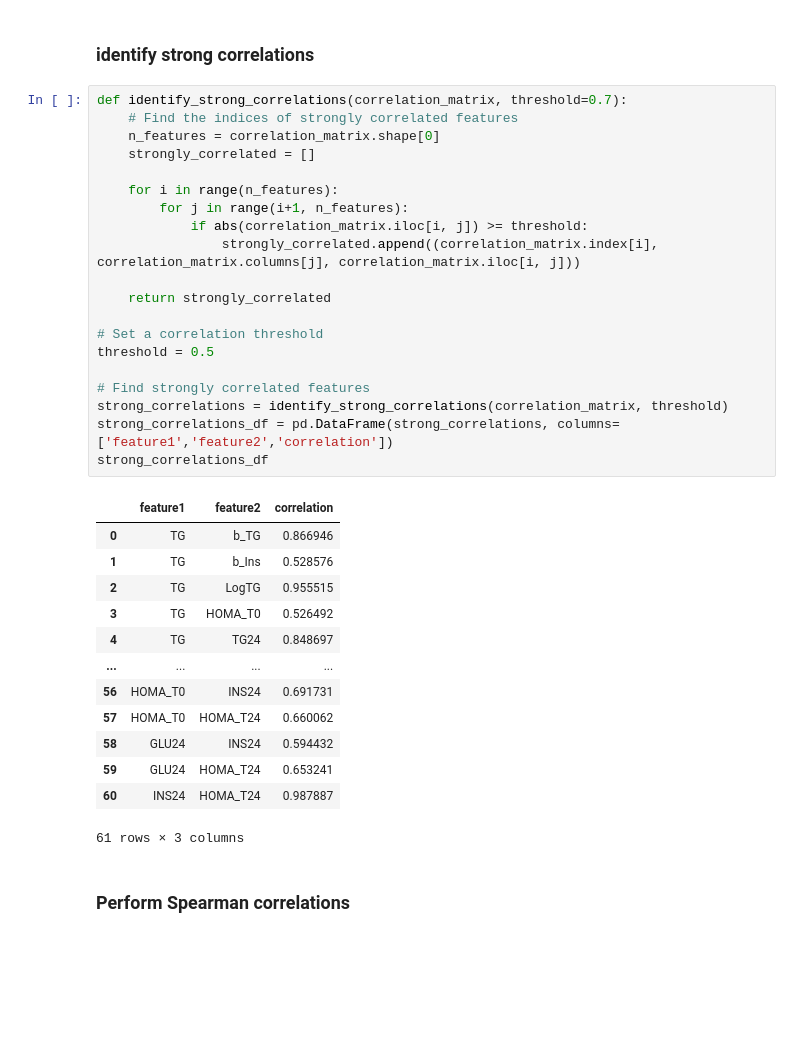
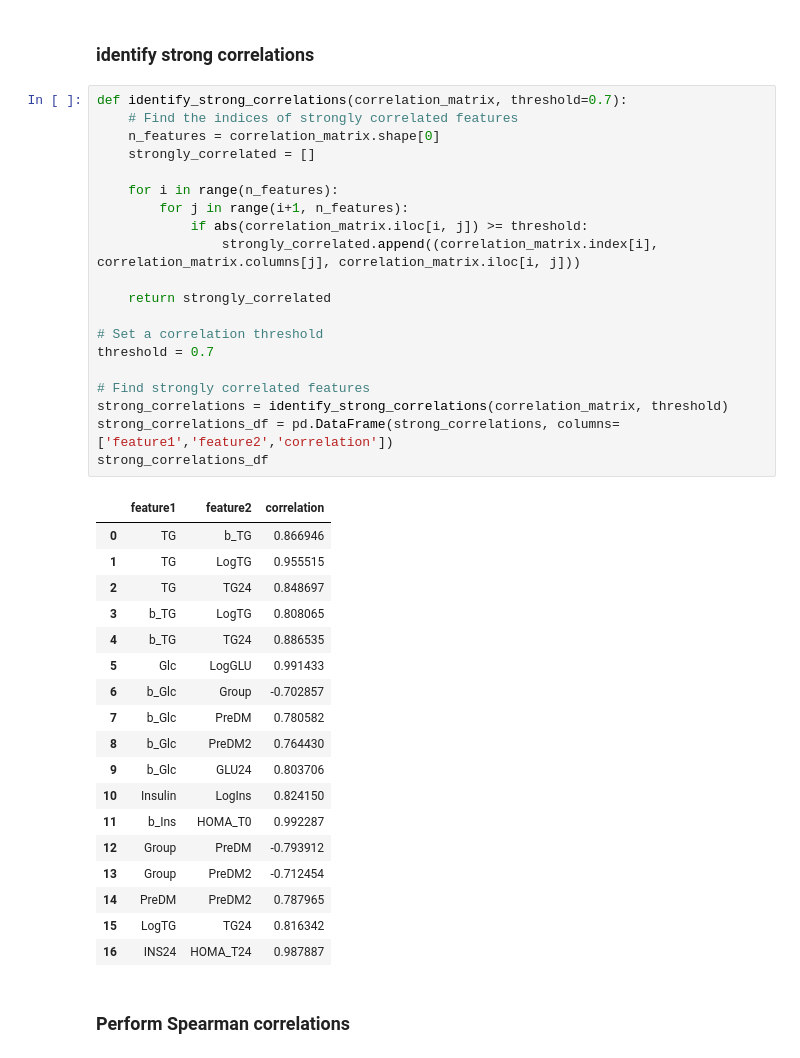
Before and after one commit to candiceT233/FDSN-CS-ML, a Jupyter notebook: src/EDA/correlation_matrix_RRB.ipynb, the cells around one changed output. Cells and saved outputs as stored; diff of their text form; blank space fills up the shorter version.

```diff
--- a/src/EDA/correlation_matrix_RRB.ipynb
+++ b/src/EDA/correlation_matrix_RRB.ipynb
@@ -223,37 +223,42 @@ visualize_correlation_matrix(correlation_matrix)
 # %%
 def identify_strong_correlations(correlation_matrix, threshold=0.7):
     # Find the indices of strongly correlated features
     n_features = correlation_matrix.shape[0]
     strongly_correlated = []
 
     for i in range(n_features):
         for j in range(i+1, n_features):
             if abs(correlation_matrix.iloc[i, j]) >= threshold:
                 strongly_correlated.append((correlation_matrix.index[i], correlation_matrix.columns[j], correlation_matrix.iloc[i, j]))
 
     return strongly_correlated
 
 # Set a correlation threshold
-threshold = 0.5
+threshold = 0.7
 
 # Find strongly correlated features
 strong_correlations = identify_strong_correlations(correlation_matrix, threshold)
 strong_correlations_df = pd.DataFrame(strong_correlations, columns=['feature1','feature2','correlation'])
 strong_correlations_df
 # %% [output]
 |  | feature1 | feature2 | correlation |
 | 0 | TG | b_TG | 0.866946 |
-| 1 | TG | b_Ins | 0.528576 |
-| 2 | TG | LogTG | 0.955515 |
-| 3 | TG | HOMA_T0 | 0.526492 |
-| 4 | TG | TG24 | 0.848697 |
-| ... | ... | ... | ... |
-| 56 | HOMA_T0 | INS24 | 0.691731 |
-| 57 | HOMA_T0 | HOMA_T24 | 0.660062 |
-| 58 | GLU24 | INS24 | 0.594432 |
-| 59 | GLU24 | HOMA_T24 | 0.653241 |
-| 60 | INS24 | HOMA_T24 | 0.987887 |
+| 1 | TG | LogTG | 0.955515 |
+| 2 | TG | TG24 | 0.848697 |
+| 3 | b_TG | LogTG | 0.808065 |
+| 4 | b_TG | TG24 | 0.886535 |
+| 5 | Glc | LogGLU | 0.991433 |
+| 6 | b_Glc | Group | -0.702857 |
+| 7 | b_Glc | PreDM | 0.780582 |
+| 8 | b_Glc | PreDM2 | 0.764430 |
+| 9 | b_Glc | GLU24 | 0.803706 |
+| 10 | Insulin | LogIns | 0.824150 |
+| 11 | b_Ins | HOMA_T0 | 0.992287 |
+| 12 | Group | PreDM | -0.793912 |
+| 13 | Group | PreDM2 | -0.712454 |
+| 14 | PreDM | PreDM2 | 0.787965 |
+| 15 | LogTG | TG24 | 0.816342 |
+| 16 | INS24 | HOMA_T24 | 0.987887 |
-61 rows × 3 columns
 # %% [markdown]
 ### Perform Spearman correlations
 # %%
```
Also changed, not shown: parts of 4 cells of this notebook, 2 other files.
